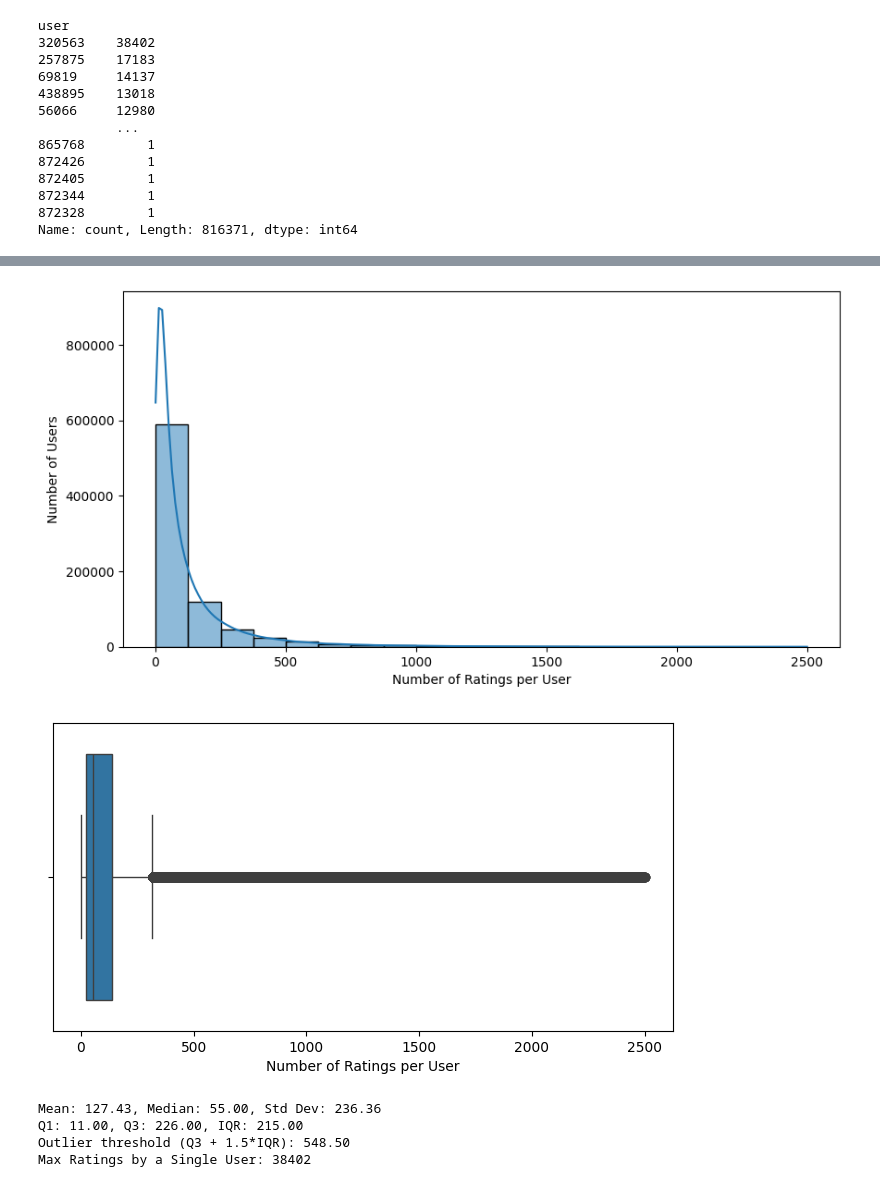
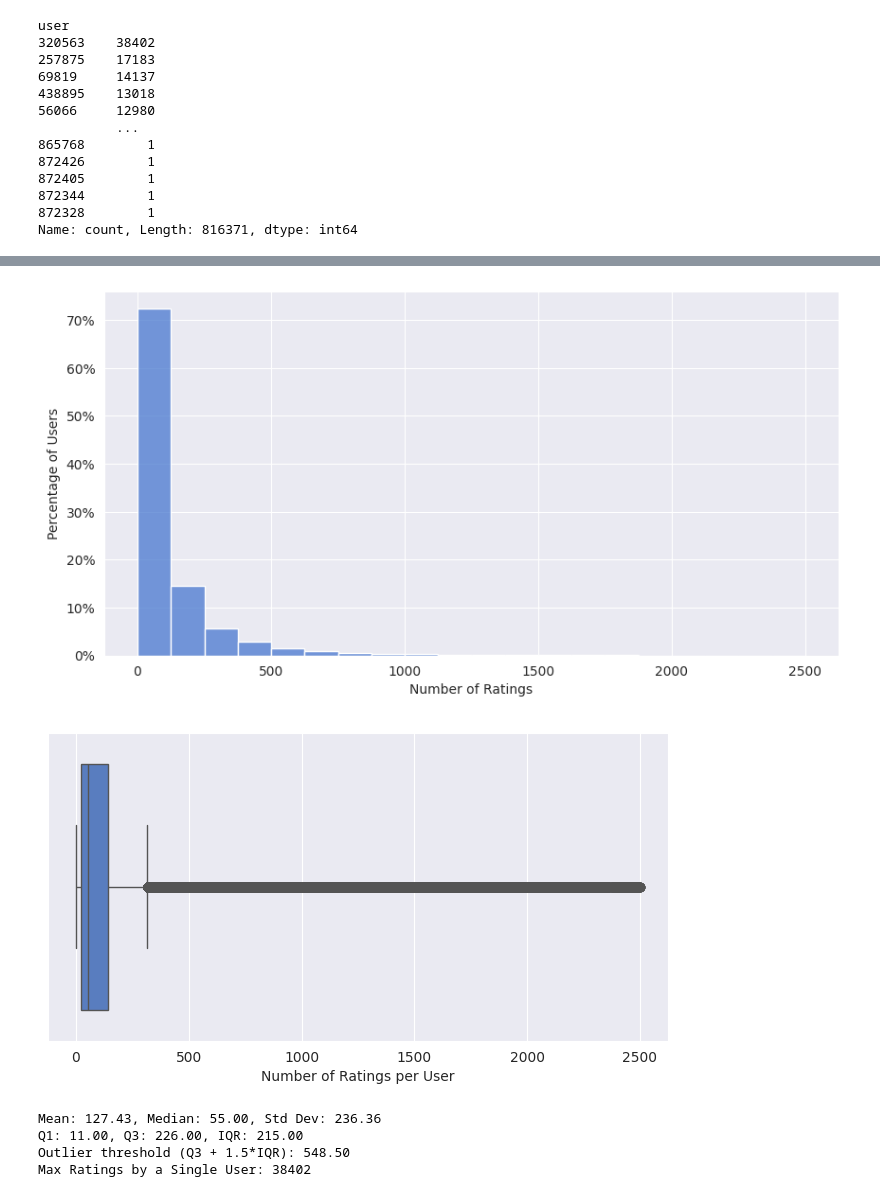
Before and after one commit to raresboza/thesis_lost_in_translation, a Jupyter notebook: notebooks/user_profiles.ipynb, the cells around one changed output, grey strips where cells are left out. Cells and saved outputs as stored; diff of their text form; code cells hidden in the pictures.

```diff
--- a/notebooks/user_profiles.ipynb
+++ b/notebooks/user_profiles.ipynb
@@ -85,23 +83,24 @@ filtered_df = work_ratings_df[work_ratings_df['user'].isin(filtered_users)]
 # %%
 
 user_rating_counts = filtered_df.groupby('user').size()
-
+colors = sns.color_palette("muted")
 # Plot histogram
 plt.figure(figsize=(10, 5))
-sns.histplot(user_rating_counts, bins=20, kde=True)
-plt.xlabel("Number of Ratings per User")
-plt.ylabel("Number of Users")
+ax = sns.histplot(user_rating_counts, bins=20, kde=False, stat="probability", color=colors[0])
+plt.xlabel("Number of Ratings")
+plt.ylabel("Percentage of Users")
+ax.set_yticklabels(['{:.0f}%'.format(y * 100) for y in ax.get_yticks()])
 plt.show()
 
 
 # Plot boxplot to see outliers
 plt.figure(figsize=(8, 4))
-sns.boxplot(x=user_rating_counts)
+sns.boxplot(x=user_rating_counts, color=colors[0])
 plt.xlabel("Number of Ratings per User")
 plt.show()
 # %% [output]
-[figure, old version]
+[figure, new version]
-[figure, old version]
+[figure, new version]
 # %%
 Q1 = user_counts.quantile(0.15)
 Q3 = user_counts.quantile(0.85)
```
Also changed, not shown: parts of 23 cells of this notebook, 31 other files.
